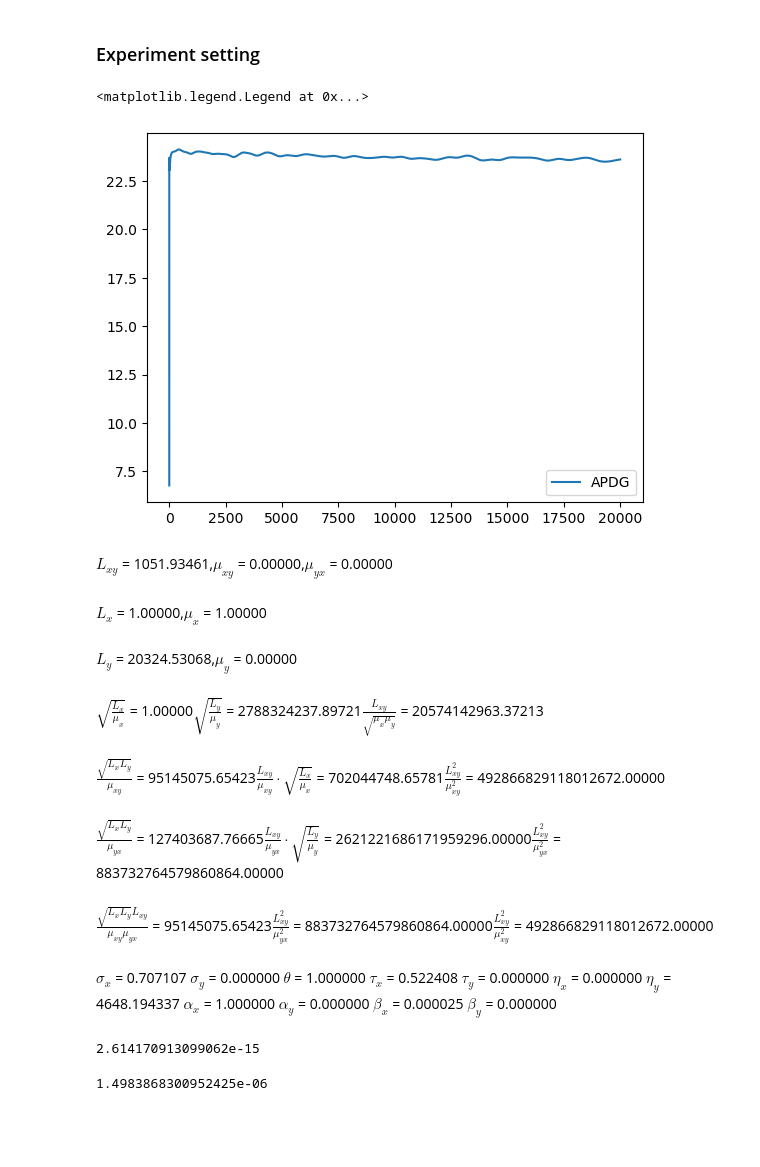
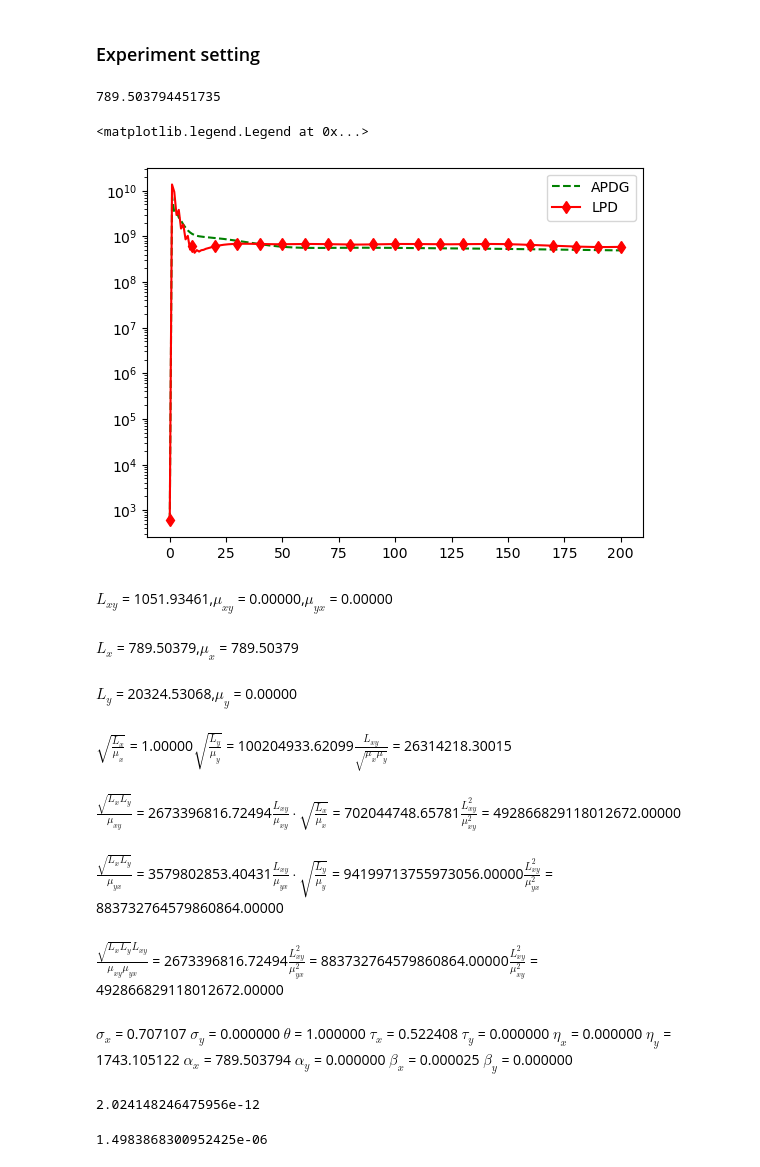
Before and after one commit to mrph2898/MASS, a Jupyter notebook: experiments/RL_comparison.ipynb, the cells around one changed output. Saved outputs shown, nothing was run; the diff lists cells and outputs as text; code cells hidden in the pictures; blank space fills up the shorter version.

```diff
--- a/experiments/RL_comparison.ipynb
+++ b/experiments/RL_comparison.ipynb
@@ -123,15 +121,15 @@ class RL_problem(pr.BaseSaddle):
         self.L_x = self.rho
         self.mu_x = self.rho
 
-        spectrum = LA.eig(self.C)[0]
+        spectrum = LA.svd(self.C)[1]
         self.L_y = spectrum.real.max()
         self.mu_y = np.abs(spectrum).min()
         if self.rho == 0:
             self.yopt = LA.solve(self.A.transpose(), np.zeros((n, 1)))
-            self.xopt = LA.solve(self.A, self.C.dot(self.yopt) + self.b)
+            self.xopt = LA.solve(self.A, self.C.dot(self.yopt) - self.b)
         else:
-            self.yopt = LA.solve(self.C + 1/self.rho*self.A @ self.A.T, -self.b)
-            self.xopt = LA.solve(self.A, self.C.dot(self.yopt) + self.b)
+            self.yopt = LA.solve(self.C + 1/self.rho*self.A @ self.A.T, self.b)
+            self.xopt = LA.solve(np.eye(n), -1/self.rho * self.A.T.dot(self.yopt))
 
         self.constraint=False
         self.grad_f = grad(self.f)
@@ -144,9 +142,16 @@ class RL_problem(pr.BaseSaddle):
     def MSPBE_loss(self, x, y):
         return 0.5 * ((self.A.dot(x) - self.b.squeeze()).T.dot(self.C_inv).dot(self.A.dot(x) - self.b.squeeze()))
 # %%
-problem_RL = RL_problem(B=B,C=C, b=b.T)
-params = {'apdg': None,
+A=-B
+RHO = LA.svd(A.T.dot(LA.inv(C)).dot(A))[1].max()
+print(RHO)
+problem_RL = RL_problem(B=B,C=C, b=b.T, rho=RHO)
+params = {"apdg": None,
           'altgd': 0.1,
+          'simgd': 0.05,
+          'avg': 1,
+          'eg':0.6,
+          'omd':0.3,
           'AA': 0.5
          }
  # {'simgd':0.05, 'altgd':0.1, 'avg':1, 'adam':0.01, 'eg':0.6,'omd':0.3, 'fr':0.05,'AA':0.5}
@@ -154,43 +159,51 @@ params = {'apdg': None,
 x0 = np.ones(n_feat, )
 y0 = np.ones(n_feat, )
 type2=True
-iteration = 20000
-k =  10
-loss_f3, xpath_f3, ypath_f3 = ut.main(problem_RL, iteration, x0.copy(), y0.copy(), params, k=k)
+iteration = 200
+k =  100
+methods_dict = ut.main(problem_RL, iteration, x0.copy(), y0.copy(), params, k=k)
+# %% [output]
+789.503794451735
 # %%
 %matplotlib inline
-import numpy as np
-plt.plot(np.log(loss_f3[0]), label="APDG")
-# plt.plot(loss_f3[1], label="AltGD")
+plot_interval = 1
+for method in methods_dict:
+    if method not in ["EG", "OMD", "SimGD", "AltGD"]:
+        plt.semilogy(np.arange(0, iteration+plot_interval, plot_interval),
+                     methods_dict[method]["loss_hist"][::plot_interval],
+                     methods_dict[method]["marker"],
+                     markevery=markevery,
+                     label=method
+                    )
 plt.legend()
 # %% [output]
 <matplotlib.legend.Legend at 0x...>
-[figure, old version]
+[figure, new version]
 # %%
 ut.display_constants(problem_RL)
 # %% [output]
 $L_{xy}$ = 1051.93461,$\mu_{xy}$ = 0.00000,$\mu_{yx}$ = 0.00000
-$L_{x}$ = 1.00000,$\mu_{x}$ = 1.00000
+$L_{x}$ = 789.50379,$\mu_{x}$ = 789.50379
 $L_{y}$ = 20324.53068,$\mu_{y}$ = 0.00000
-$\sqrt{\frac{L_x}{\mu_{x}}}$ = 1.00000$\sqrt{\frac{L_y}{\mu_{y}}}$ = 2788324237.89721$\frac{L_{xy}}{\sqrt{\mu_{x} \mu_y}}$ = 20574142963.37213
+$\sqrt{\frac{L_x}{\mu_{x}}}$ = 1.00000$\sqrt{\frac{L_y}{\mu_{y}}}$ = 100204933.62099$\frac{L_{xy}}{\sqrt{\mu_{x} \mu_y}}$ = 26314218.30015
-$\frac{\sqrt{L_x L_y}}{\mu_{xy}}$ = 95145075.65423$\frac{L_{xy}}{\mu_{xy}}\cdot\sqrt{\frac{L_x}{\mu_{x}}}$ = 702044748.65781$\frac{L_{xy}^2}{\mu_{xy}^2}$ = 492866829118012672.00000
+$\frac{\sqrt{L_x L_y}}{\mu_{xy}}$ = 2673396816.72494$\frac{L_{xy}}{\mu_{xy}}\cdot\sqrt{\frac{L_x}{\mu_{x}}}$ = 702044748.65781$\frac{L_{xy}^2}{\mu_{xy}^2}$ = 492866829118012672.00000
-$\frac{\sqrt{L_x L_y}}{\mu_{yx}}$ = 127403687.76665$\frac{L_{xy}}{\mu_{yx}}\cdot\sqrt{\frac{L_y}{\mu_{y}}}$ = 2621221686171959296.00000$\frac{L_{xy}^2}{\mu_{yx}^2}$ = 883732764579860864.00000
+$\frac{\sqrt{L_x L_y}}{\mu_{yx}}$ = 3579802853.40431$\frac{L_{xy}}{\mu_{yx}}\cdot\sqrt{\frac{L_y}{\mu_{y}}}$ = 94199713755973056.00000$\frac{L_{xy}^2}{\mu_{yx}^2}$ = 883732764579860864.00000
-$\frac{\sqrt{L_x L_y} L_{xy}}{\mu_{xy}\mu_{yx}}$ = 95145075.65423$\frac{L_{xy}^2}{\mu_{yx}^2}$ = 883732764579860864.00000$\frac{L_{xy}^2}{\mu_{xy}^2}$ = 492866829118012672.00000
+$\frac{\sqrt{L_x L_y} L_{xy}}{\mu_{xy}\mu_{yx}}$ = 2673396816.72494$\frac{L_{xy}^2}{\mu_{yx}^2}$ = 883732764579860864.00000$\frac{L_{xy}^2}{\mu_{xy}^2}$ = 492866829118012672.00000
 $\sigma_x$ = 0.707107
 $\sigma_y$ = 0.000000
 $\theta$ = 1.000000
 $\tau_x$ = 0.522408
 $\tau_y$ = 0.000000
 $\eta_x$ = 0.000000
-$\eta_y$ = 4648.194337
-$\alpha_x$ = 1.000000
+$\eta_y$ = 1743.105122
+$\alpha_x$ = 789.503794
 $\alpha_y$ = 0.000000
 $\beta_x$ = 0.000025
 $\beta_y$ = 0.000000
 # %%
 problem_RL.mu_y
 # %% [output]
-2.614170913099062e-15
+2.024148246475956e-12
 # %%
 problem_RL.mu_xy
 # %% [output]
```
Also changed, not shown: parts of 1 cell of this notebook, 8 other files.
